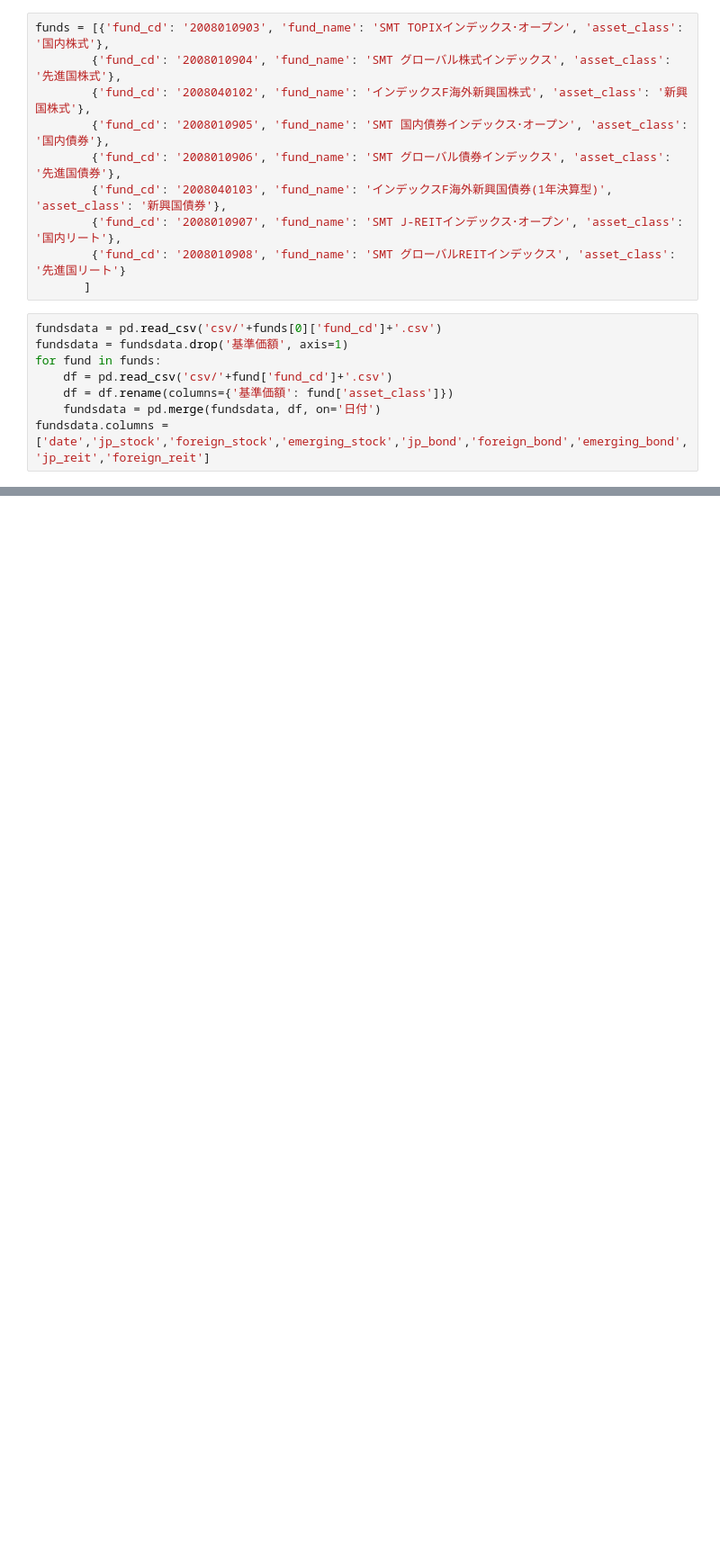
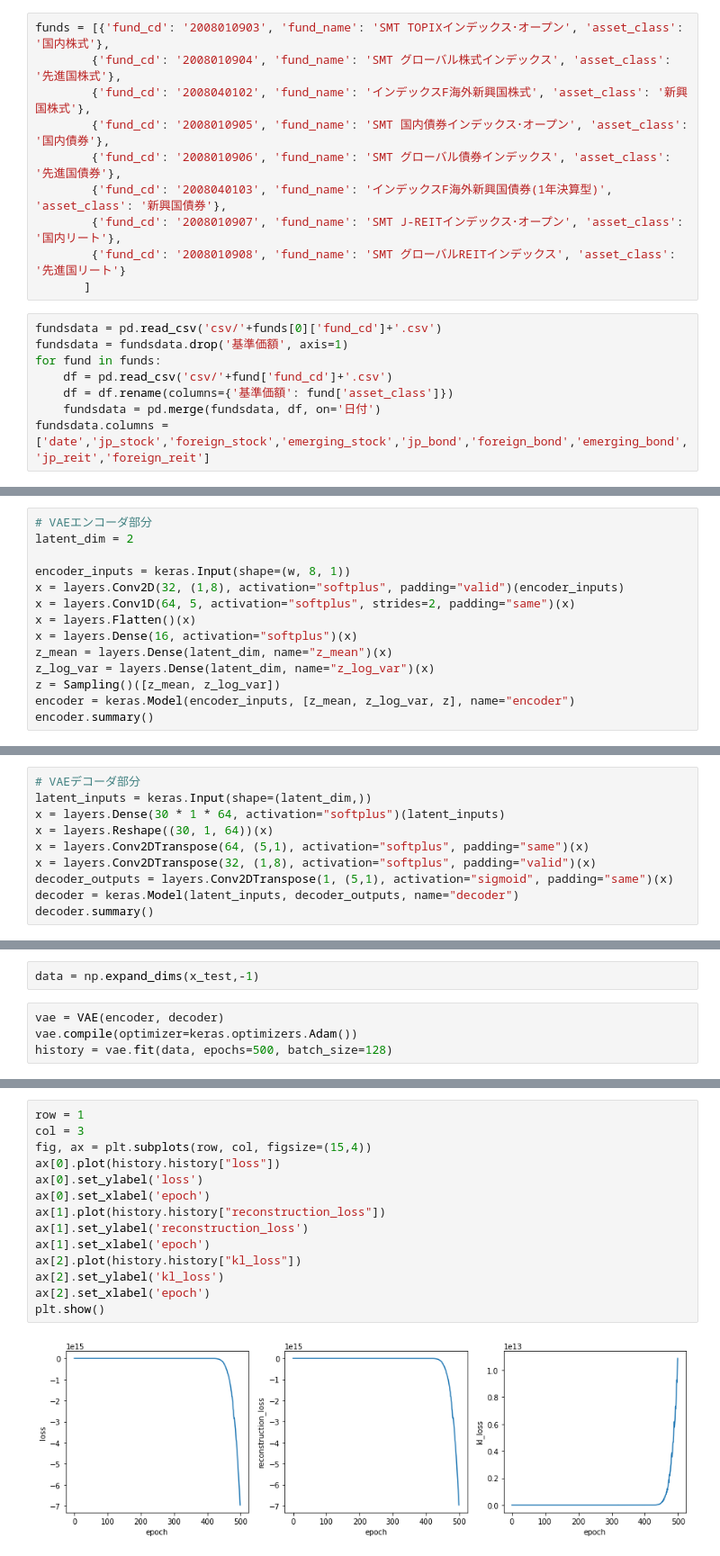
Before and after one commit to 892nske/vaeport, a Jupyter notebook: vae3.ipynb, the cells around one changed output, grey strips where cells are left out. Shown: that part at 90% size. Drawn from its saved outputs; the diff is of its cells as text; blank space fills up the shorter version.

```diff
--- a/vae3.ipynb
+++ b/vae3.ipynb
@@ -50,0 +60,14 @@ Name: 1, dtype: int64
+# %%
+# VAEエンコーダ部分
+latent_dim = 2
+
+encoder_inputs = keras.Input(shape=(w, 8, 1))
+x = layers.Conv2D(32, (1,8), activation="softplus", padding="valid")(encoder_inputs)
+x = layers.Conv1D(64, 5, activation="softplus", strides=2, padding="same")(x)
+x = layers.Flatten()(x)
+x = layers.Dense(16, activation="softplus")(x)
+z_mean = layers.Dense(latent_dim, name="z_mean")(x)
+z_log_var = layers.Dense(latent_dim, name="z_log_var")(x)
+z = Sampling()([z_mean, z_log_var])
+encoder = keras.Model(encoder_inputs, [z_mean, z_log_var, z], name="encoder")
+encoder.summary()
@@ -50,0 +97,10 @@ Name: 1, dtype: int64
+# %%
+# VAEデコーダ部分
+latent_inputs = keras.Input(shape=(latent_dim,))
+x = layers.Dense(30 * 1 * 64, activation="softplus")(latent_inputs)
+x = layers.Reshape((30, 1, 64))(x)
+x = layers.Conv2DTranspose(64, (5,1), activation="softplus", padding="same")(x)
+x = layers.Conv2DTranspose(32, (1,8), activation="softplus", padding="valid")(x)
+decoder_outputs = layers.Conv2DTranspose(1, (5,1), activation="sigmoid", padding="same")(x)
+decoder = keras.Model(latent_inputs, decoder_outputs, name="decoder")
+decoder.summary()
@@ -50,0 +172,6 @@ Name: 1, dtype: int64
+# %%
+data = np.expand_dims(x_test,-1)
+# %%
+vae = VAE(encoder, decoder)
+vae.compile(optimizer=keras.optimizers.Adam())
+history = vae.fit(data, epochs=500, batch_size=128)
@@ -50,0 +196,16 @@ Name: 1, dtype: int64
+# %%
+row = 1
+col = 3
+fig, ax = plt.subplots(row, col, figsize=(15,4))
+ax[0].plot(history.history["loss"])
+ax[0].set_ylabel('loss')
+ax[0].set_xlabel('epoch')
+ax[1].plot(history.history["reconstruction_loss"])
+ax[1].set_ylabel('reconstruction_loss')
+ax[1].set_xlabel('epoch')
+ax[2].plot(history.history["kl_loss"])
+ax[2].set_ylabel('kl_loss')
+ax[2].set_xlabel('epoch')
+plt.show()
+# %% [output]
+[figure, added]
```
Also changed, not shown: parts of 16 cells of this notebook.
